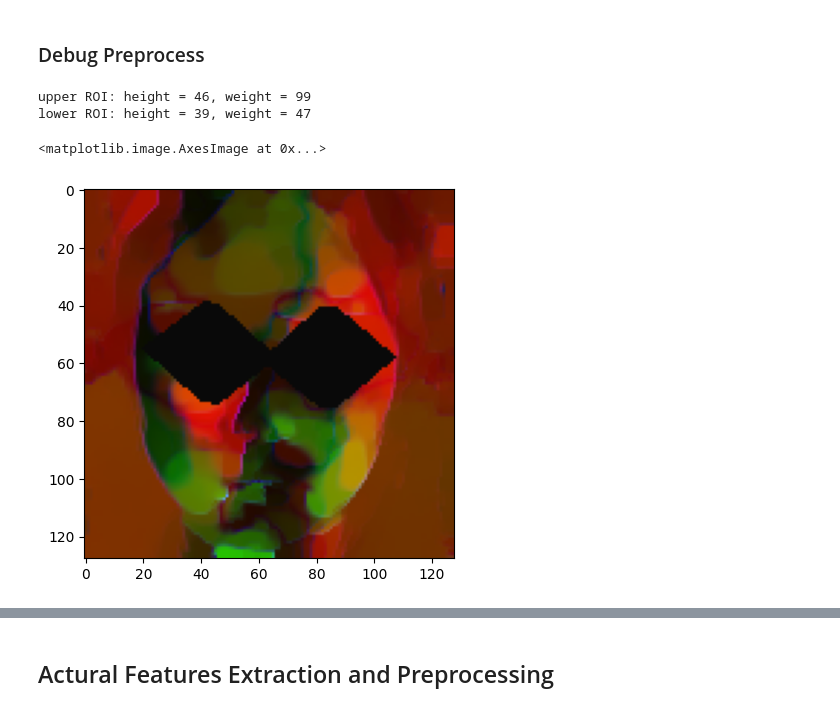
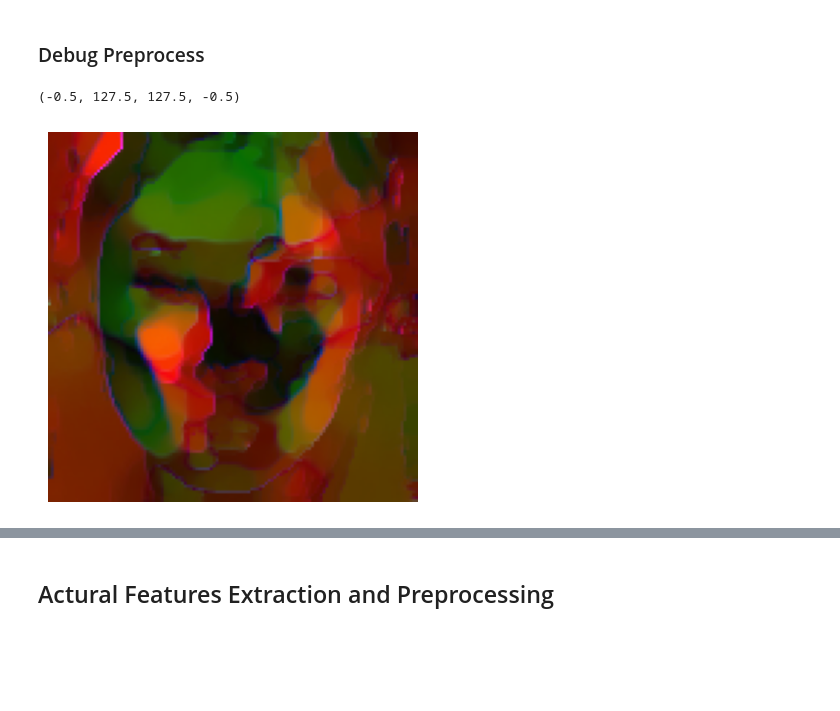
Before and after one commit to eddiehe99/pytorch-expression-spotting, a Jupyter notebook: feature_extraction_and_preprocessing.ipynb, the cells around one changed output, grey strips where cells are left out. Cells and saved outputs as stored; diff of their text form; code cells hidden in the pictures; blank space fills up the shorter version.

```diff
--- a/feature_extraction_and_preprocessing.ipynb
+++ b/feature_extraction_and_preprocessing.ipynb
@@ -258,88 +285,35 @@ y44 = min(shape.part(46).y + 12, image_size)
 
 # ROI 3 #Mouth
 x51 = max(shape.part(60).x - 12, 0)
 y52 = max(shape.part(50).y - 12, 0)
 # x53 = min(shape.part(64).x + 12, 128)
 x53 = min(shape.part(64).x + 12, image_size)
 # y54 = min(shape.part(57).y + 12, 128)
 y54 = min(shape.part(57).y + 12, image_size)
 
 # Nose landmark
 x61 = shape.part(28).x
 y61 = shape.part(28).y
 
 # Remove global head movement by minus nose region
 video_image_features[:, :, 0] = abs(
     video_image_features[:, :, 0]
     - video_image_features[y61 - 5 : y61 + 6, x61 - 5 : x61 + 6, 0].mean()
 )
 video_image_features[:, :, 1] = abs(
     video_image_features[:, :, 1]
     - video_image_features[y61 - 5 : y61 + 6, x61 - 5 : x61 + 6, 1].mean()
 )
 video_image_features[:, :, 2] = (
     video_image_features[:, :, 2]
     - video_image_features[y61 - 5 : y61 + 6, x61 - 5 : x61 + 6, 2].mean()
 )
 
-# Eye masking
-left_eye = [
-    (x11, y11),
-    (x12, y12),
-    (x13, y13),
-    (x14, y14),
-    (x15, y15),
-    (x16, y16),
-]
-right_eye = [
-    (x21, y21),
-    (x22, y22),
-    (x23, y23),
-    (x24, y24),
-    (x25, y25),
-    (x26, y26),
-]
-cv2.fillPoly(video_image_features, [np.array(left_eye)], 0)
-cv2.fillPoly(video_image_features, [np.array(right_eye)], 0)
-
-if image_size == 128:
-    # ROI Selection -> Image resampling into 42x22x3
-    # cv2 resize to (weight, height)
-    resampled_video_image_features = np.zeros((42, 42, 3))
-    resampled_video_image_features[:21, :, :] = cv2.resize(
-        video_image_features[min(y32, y42) : max(y34, y44), x31:x43, :],
-        (42, 21),
-    )
-    resampled_video_image_features[21:42, :, :] = cv2.resize(
-        video_image_features[y52:y54, x51:x53, :], (42, 21)
-    )
-elif image_size == 256:
-    # ROI Selection -> Image resampling into [84, 84, 3]
-    # cv2 resize to (weight, height)
-    resampled_video_image_features = np.zeros((84, 84, 3))
-    resampled_video_image_features[:42, :, :] = cv2.resize(
-        video_image_features[min(y32, y42) : max(y34, y44), x31:x43, :],
-        (84, 42),
-    )
-    resampled_video_image_features[42:84, :, :] = cv2.resize(
-        video_image_features[y52:y54, x51:x53, :], (84, 42)
-    )
-
-# upper ROI
-print(f"upper ROI: height = {max(y34, y44) - min(y32, y42)}, weight = {x43 - x31}")
-# lower ROI
-print(f"lower ROI: height = {y54 - y52}, weight = {x53 - x51}")
-
-resampled_video_image_features_display = cv2.normalize(
+aligned_video_image_features = cv2.normalize(
     video_image_features, None, 0, 255, cv2.NORM_MINMAX
 )
-plt.imshow(resampled_video_image_features_display.astype("uint8"))
-# cv2.cvtColor(
-#     resampled_video_image_features, cv2.COLOR_RGB2BGR, resampled_video_image_features
-# )
-# cv2.imwrite("pre_processed_features.png", resampled_video_image_features)
+plt.imshow(aligned_video_image_features.astype("uint8"))
+plt.axis('off')
 # %% [output]
-upper ROI: height = 46, weight = 99
-lower ROI: height = 39, weight = 47
+(-0.5, 127.5, 127.5, -0.5)
-<matplotlib.image.AxesImage at 0x...>
-[figure, old version]
+[figure, new version]
```
Also changed, not shown: parts of 9 cells of this notebook, 13 other files.
